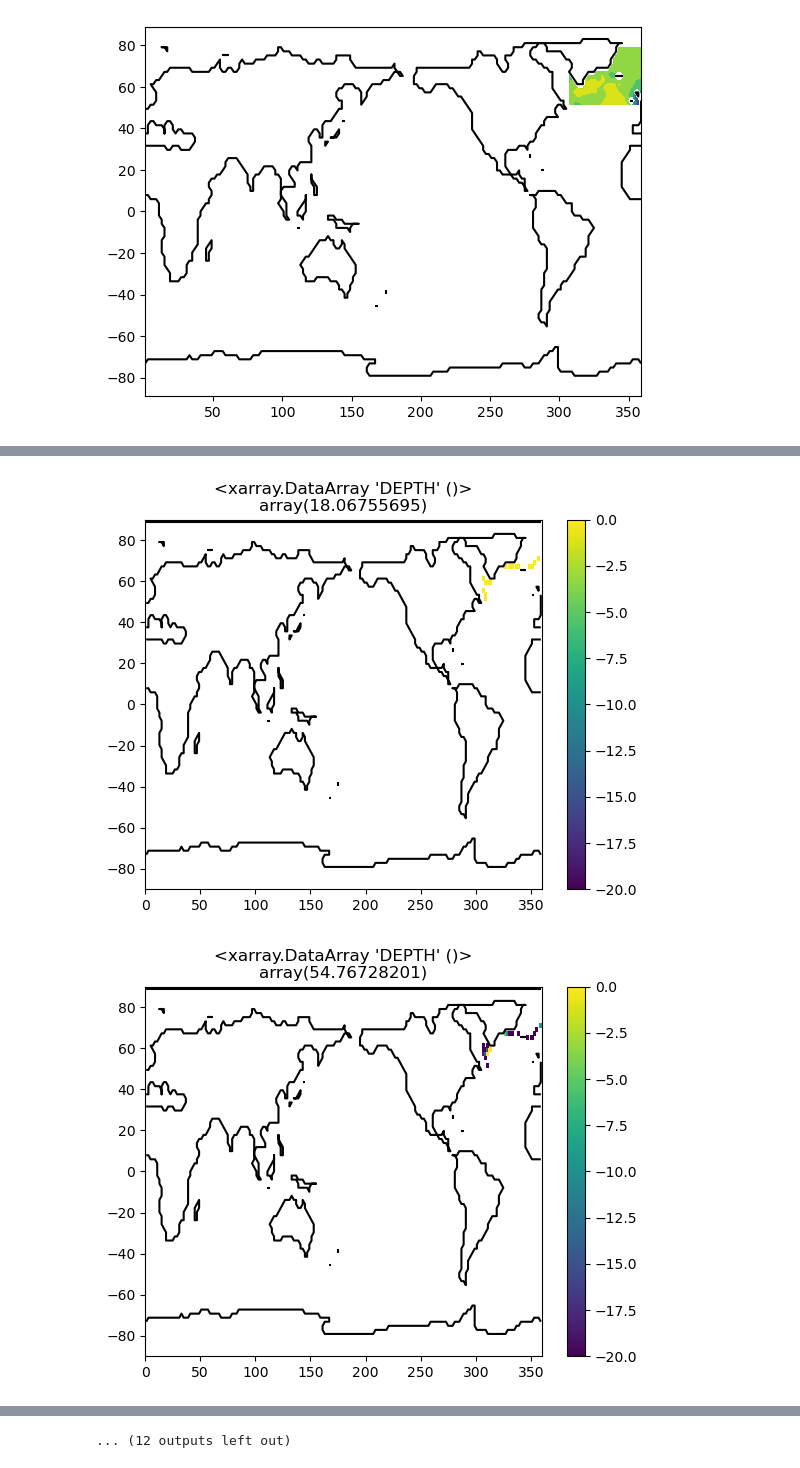
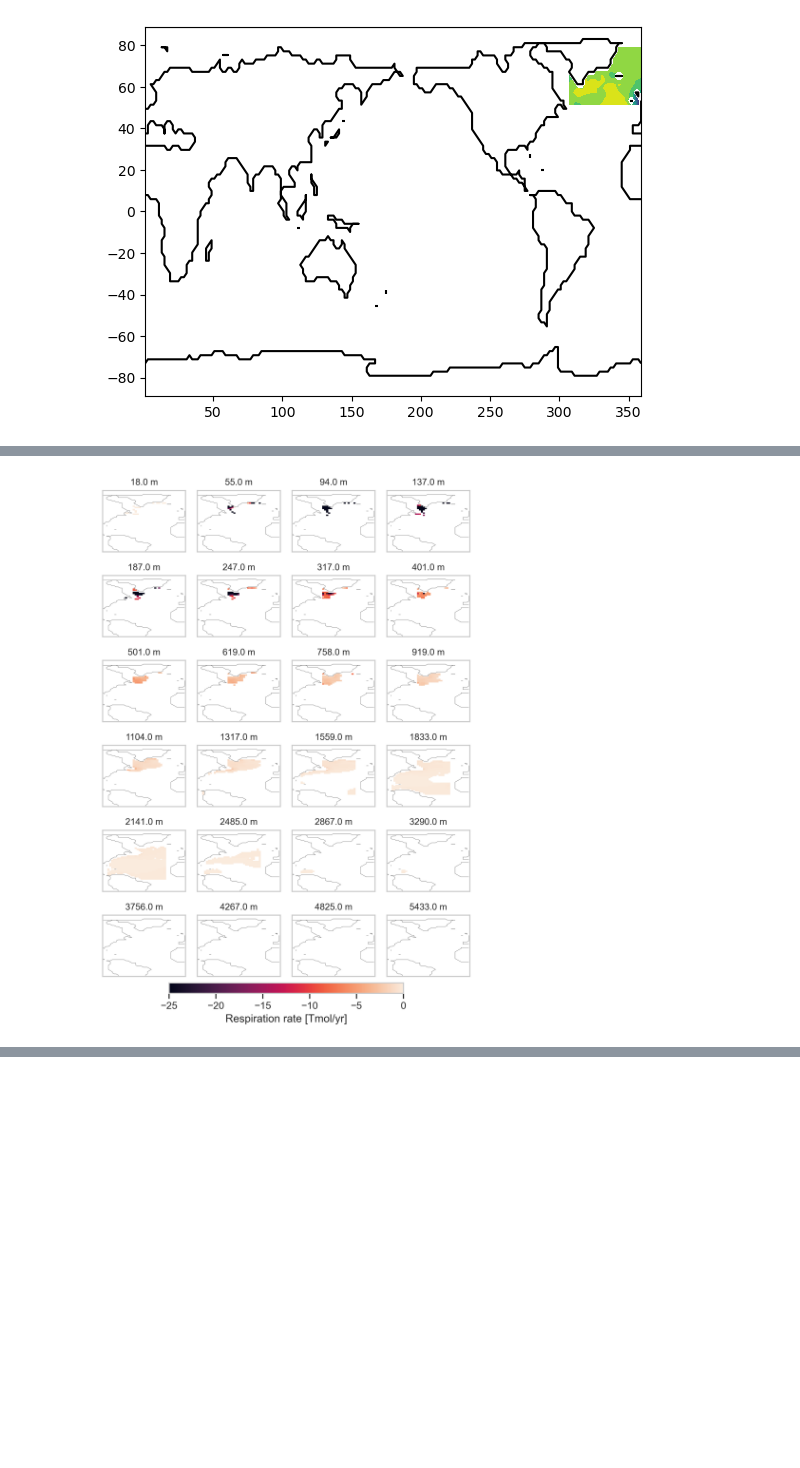
Before and after one commit to unamiller/GOHSNAP-Oxygen-Transport, a Jupyter notebook: respiration_estimate.ipynb, the cells around one changed output, grey strips where cells are left out. Saved outputs shown, nothing was run; the diff lists cells and outputs as text; code cells hidden in the pictures; blank space fills up the shorter version.

Commit message:
Updated respiration plot

```diff
--- a/respiration_estimate.ipynb
+++ b/respiration_estimate.ipynb
@@ -19,6 +19,9 @@ import numpy as np
 from numpy.polynomial.polynomial import polyval
 import xarray as xr
 from scipy import signal
+
+import seaborn as sns
+sns.set_theme(style="whitegrid")
 # %%
 tmp = xr.open_dataset(r'C:\Users\bikbe\Documents\Projects\GOHSNAP\Data\Respiration\SIMPLE_TRIM_output.nc')
 
@@ -73,20 +76,3 @@ print(tmol_yr.sum().values) #sum across geographical area and all depth layers
 Net respiration in the North Atlantic:
 -2.4160190030701303
 [figure]
-# %%
-# If you want to look at respiration on each depth layer
-lat_min = 0#14
-lat_max = 50
-lon_min = 280
-lon_max = 340
-
-temp_min = 3
-temp_max = 4
-
-for i in tmp.depth: #250
-    plt.figure()
-
-    plt.contour(tmp.LON.sel(depth = 0), tmp.LAT.sel(depth = 0), tmp.mask.sel(depth = 0),[0], colors='k')
-    plt.pcolor(tmp.LON.sel(depth = 0), tmp.LAT.sel(depth = 0), tmp.O2rate.mean(dim = 'version').where(tmp.mask == 1).where(tmp.Temp >temp_min).where(tmp.Temp <temp_max).where(tmp.LON > lon_min).where(tmp.LON < lon_max).where(tmp.LAT < lat_max).where(tmp.LAT > lat_min).sel(depth = i), vmin = -20, vmax = 0)
-    plt.colorbar()
-    plt.title(str(tmp.DEPTH.sel(depth = i).median()))
@@ -148,15 +122,54 @@ Net respiration in the eastern subpolar North Atlantic:
 # %%
-# If you want to look at respiration on each depth layer
-temp_min = 3
-temp_max = 4
+counter = 1
+fig = plt.figure(figsize = ((6,8)), dpi = 300)
+
+ax = None
+
 
 for i in tmp.depth: #250
-    plt.figure()
 
-    plt.contour(tmp.LON.sel(depth = 0), tmp.LAT.sel(depth = 0), tmp.mask.sel(depth = 0),[0], colors='k')
-    plt.pcolor(tmp.LON.sel(depth = 0), tmp.LAT.sel(depth = 0), tmp.O2rate.mean(dim = 'version').where(tmp.mask == 1).where(tmp.Temp >temp_min).where(tmp.Temp <temp_max).where(tmp.LON > lon_min).where(tmp.LAT < lat_max).where(tmp.LAT > lat_min).sel(depth = i), vmin = -20, vmax = 0)
-    plt.colorbar()
-    plt.title(str(tmp.DEPTH.sel(depth = i).median()))
+    plt.subplot(6,4,counter)
+
+    # North Atlantic below 50 N
+    lat_min = 0#14
+    lat_max = 50
+    lon_min = 280
+    lon_max = 340
+
+    temp_min = 3
+    temp_max = 4
+
+    plt.contour(tmp.LON.sel(depth = 0), tmp.LAT.sel(depth = 0), tmp.mask.sel(depth = 0),[0], colors='k', linewidths = 0.2)
+    ax = plt.pcolor(tmp.LON.sel(depth = 0), tmp.LAT.sel(depth = 0), tmp.O2rate.mean(dim = 'version').where(tmp.mask == 1).where(tmp.Temp >temp_min).where(tmp.Temp <temp_max).where(tmp.LON > lon_min).where(tmp.LON < lon_max).where(tmp.LAT < lat_max).where(tmp.LAT > lat_min).sel(depth = i), vmin = -25, vmax = 0)
+
+
+    # Eastern subpolar North Atlantic
+    lat_min = 50
+    lat_max = 80
+    lon_min = 305
+
+
+    plt.pcolor(tmp.LON.sel(depth = 0), tmp.LAT.sel(depth = 0), tmp.O2rate.mean(dim = 'version').where(tmp.mask == 1).where(tmp.Temp >temp_min).where(tmp.Temp <temp_max).where(tmp.LON > lon_min).where(tmp.LON < lon_max).where(tmp.LAT < lat_max).where(tmp.LAT > lat_min).sel(depth = i), vmin = -25, vmax = 0)
+
+
+    #plt.colorbar()
+    plt.title(str(np.round(tmp.DEPTH.sel(depth = i).median().values,0)) + ' m', fontsize = 10)
+
+    counter = counter + 1
+
+    plt.gca().set_yticklabels([])
+    plt.gca().set_xticklabels([])
+
+    plt.xlim([275,360])
+    plt.ylim([-20,90])
+
+    plt.grid(False)
+
+cbar_ax = fig.add_axes([0.2, -0.01, 0.6, 0.02])  # [left, bottom, width, height]
+fig.colorbar(ax, cax=cbar_ax, orientation='horizontal', label='Respiration rate [Tmol/yr]')
+
+plt.tight_layout()
+
+plt.savefig(r'C:\Users\bikbe\Documents\Projects\GOHSNAP\Figures\Transport manuscript\respiration.png', bbox_inches='tight')
 # %% [output]
-[figure, old version]
+[figure, new version]
-[figure, removed]
@@ -173 +175,0 @@ for i in tmp.depth: #250
-... (12 outputs left out)
```
Also changed, not shown: parts of 3 cells of this notebook, 1 other file.
